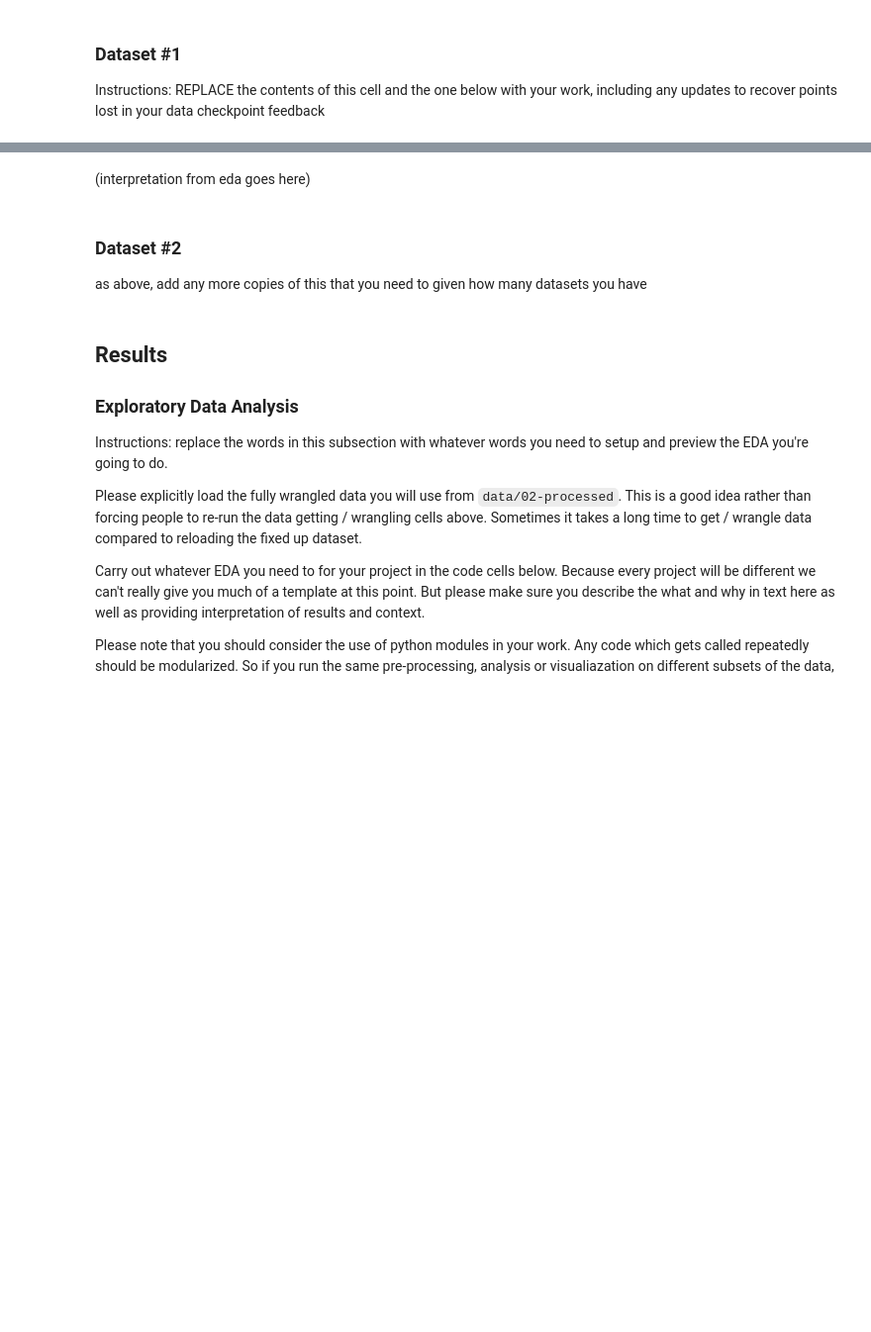
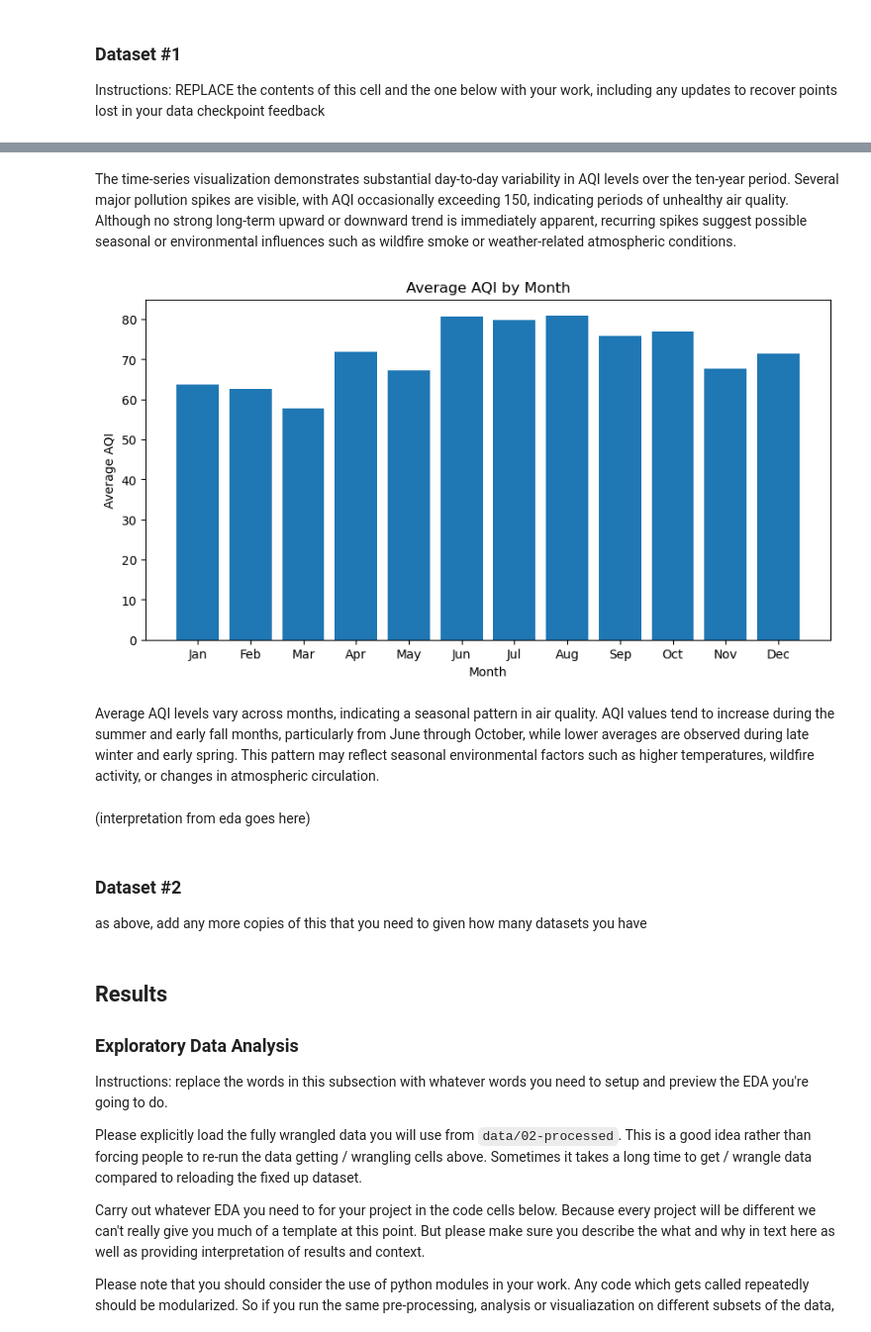
Before and after one commit to wyc004/Group-SP26-091, a Jupyter notebook: 02-EDACheckpoint.ipynb, the cells around one changed output, grey strips where cells are left out. Shown at 99% size. Saved outputs shown, nothing was run; the diff lists cells and outputs as text; code cells hidden in the pictures; blank space fills up the shorter version.

Commit message:
eda for dataset1 update

```diff
--- a/02-EDACheckpoint.ipynb
+++ b/02-EDACheckpoint.ipynb
@@ -157,14 +199,27 @@ plt.show()
+# %% [markdown]
+The time-series visualization demonstrates substantial day-to-day variability in AQI levels over the ten-year period. Several major pollution spikes are visible, with AQI occasionally exceeding 150, indicating periods of unhealthy air quality. Although no strong long-term upward or downward trend is immediately apparent, recurring spikes suggest possible seasonal or environmental influences such as wildfire smoke or weather-related atmospheric conditions.
 # %%
 #monthly averages
-AQI['Month'] = AQI['Date'].dt.month #add month column to dataset
+import calendar
+
+AQI['Month'] = AQI['Date'].dt.month
 
 monthly_avg = AQI.groupby('Month')['AQI'].mean()
 
-monthly_avg.plot(kind='bar', figsize=(10,5))
+month_names = [calendar.month_abbr[i] for i in monthly_avg.index]
+
+plt.figure(figsize=(10,5))
+plt.bar(month_names, monthly_avg)
+
 plt.title('Average AQI by Month')
 plt.xlabel('Month')
 plt.ylabel('Average AQI')
+
 plt.show()
+# %% [output]
+[figure, added]
+# %% [markdown]
+Average AQI levels vary across months, indicating a seasonal pattern in air quality. AQI values tend to increase during the summer and early fall months, particularly from June through October, while lower averages are observed during late winter and early spring. This pattern may reflect seasonal environmental factors such as higher temperatures, wildfire activity, or changes in atmospheric circulation.
 # %% [markdown]
 (interpretation from eda goes here)
 # %% [markdown]
```
Also changed, not shown: parts of 7 cells of this notebook.
